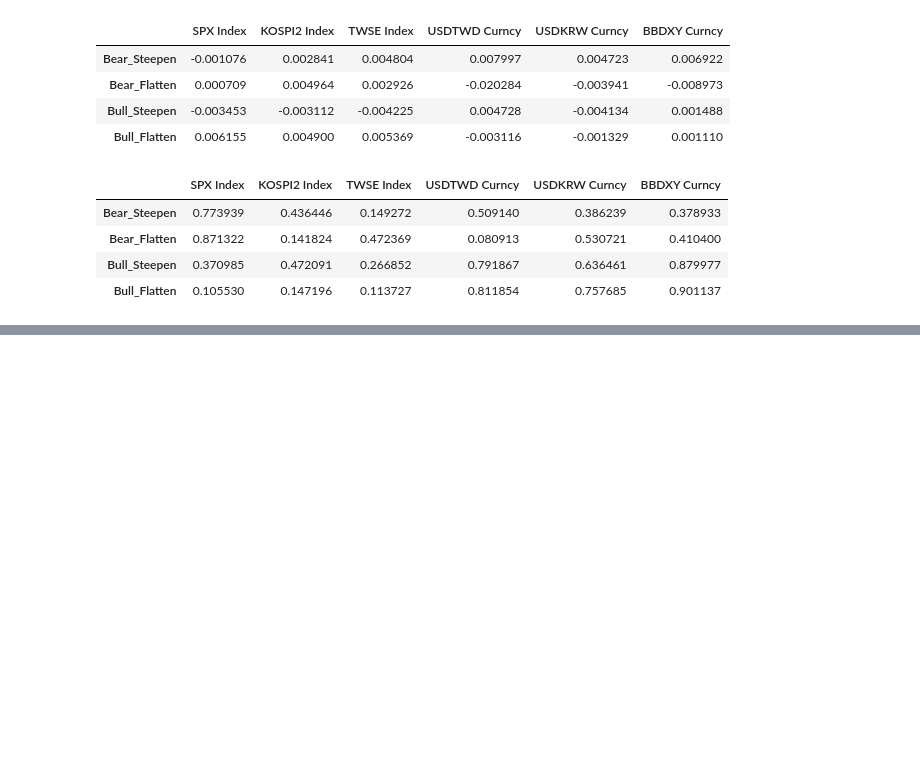
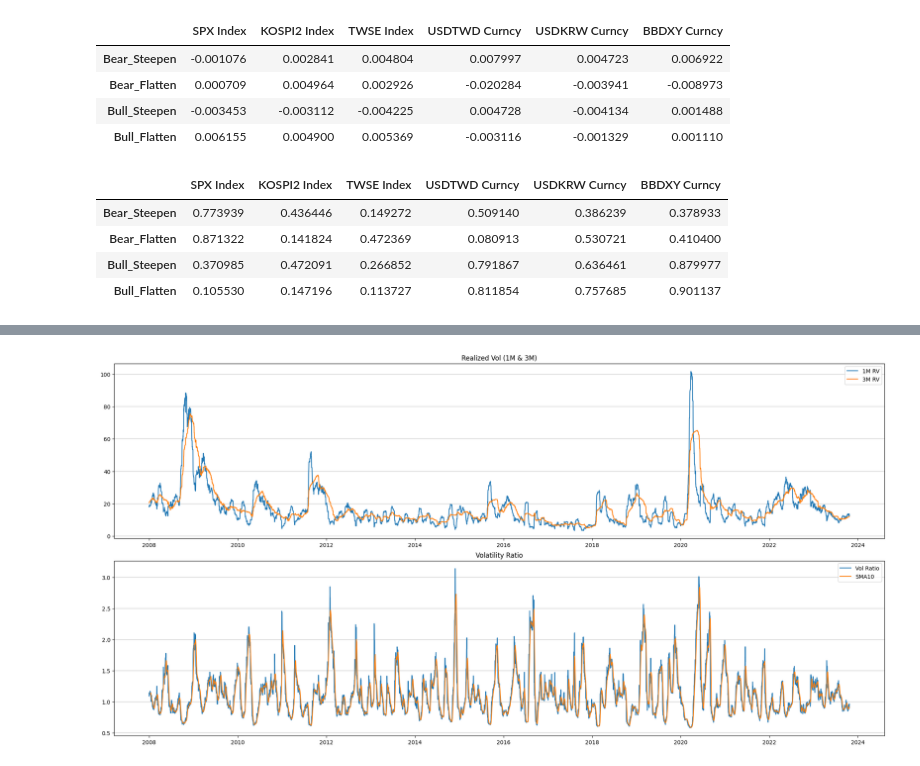
Before and after one commit to ClarenceTee93/Strategies, a Jupyter notebook: strategies.ipynb, the cells around one changed output, grey strips where cells are left out. Saved outputs shown, nothing was run; the diff lists cells and outputs as text; code cells hidden in the pictures; blank space fills up the shorter version.

```diff
--- a/strategies.ipynb
+++ b/strategies.ipynb
@@ -341,3 +341,6 @@ macro_factors.columns, usd_df
  6205     NaN
 
  [6206 rows x 14 columns])
+# %%
+asset_2 = pd.read_excel("asset_list2.xlsx")
+asset_2
@@ -681,0 +701,20 @@ reg_summary_pval
+# %%
+spx_rv = asset_2[["SPX Index", "20D", "30D", "60D", "90D"]].copy()
+spx_rv.rename(columns = {"SPX Index":"Date"}, inplace=True)
+spx_rv.Date = pd.to_datetime(spx_rv.Date)
+sample_start_dt = spx_rv.Date.iloc[0]
+sample_end_dt = spx_rv.dropna().Date.iloc[-1]
+
+def clean_step(sDate, eDate, df):
+    full_date_range = pd.date_range(sDate, eDate, freq = 'd').to_list()
+    full_date_range_df = pd.DataFrame(index=full_date_range, columns=['All_Days'])
+    full_date_range_df.reset_index(inplace=True)
+    full_date_range_df.rename(columns = {'index':'Date'}, inplace=True)
+
+    return df.merge(full_date_range_df, on = 'Date', how = 'right').fillna(method = 'ffill').drop(columns = ['All_Days'])
+
+clean_spx_rv = clean_step(sample_start_dt, sample_end_dt, spx_rv)
+clean_spx_rv.set_index('Date', inplace=True)
+clean_spx_rv['1m_3m_vol_ratio'] = clean_spx_rv['60D'] / clean_spx_rv['20D']
+clean_spx_rv['smooth_sig'] = clean_spx_rv['1m_3m_vol_ratio'].rolling(10).mean()
+clean_spx_rv
@@ -681,0 +736,17 @@ reg_summary_pval
+# %%
+fig, ax = plt.subplots(2, 1, figsize = (20, 10), sharex=True, constrained_layout=True)
+ax[0].plot(clean_spx_rv['20D'], label = '1M RV')
+ax[0].plot(clean_spx_rv['60D'], label = '3M RV')
+ax[0].grid(axis = 'y', linewidth = 1.2, alpha = 0.5)
+ax[0].legend()
+ax[0].set_title("Realized Vol (1M & 3M)")
+ax[0].xaxis.set_tick_params(which='both', labelbottom=True)
+
+ax[1].plot(clean_spx_rv['1m_3m_vol_ratio'], label = "Vol Ratio")
+ax[1].plot(clean_spx_rv['smooth_sig'], label = "SMA10")
+ax[1].grid(axis = 'y', linewidth = 1.2, alpha = 0.5)
+ax[1].legend()
+ax[1].set_title("Volatility Ratio")
+plt.show()
+# %% [output]
+[figure, added]
```
Also changed, not shown: parts of 4 cells of this notebook, 1 other file.
